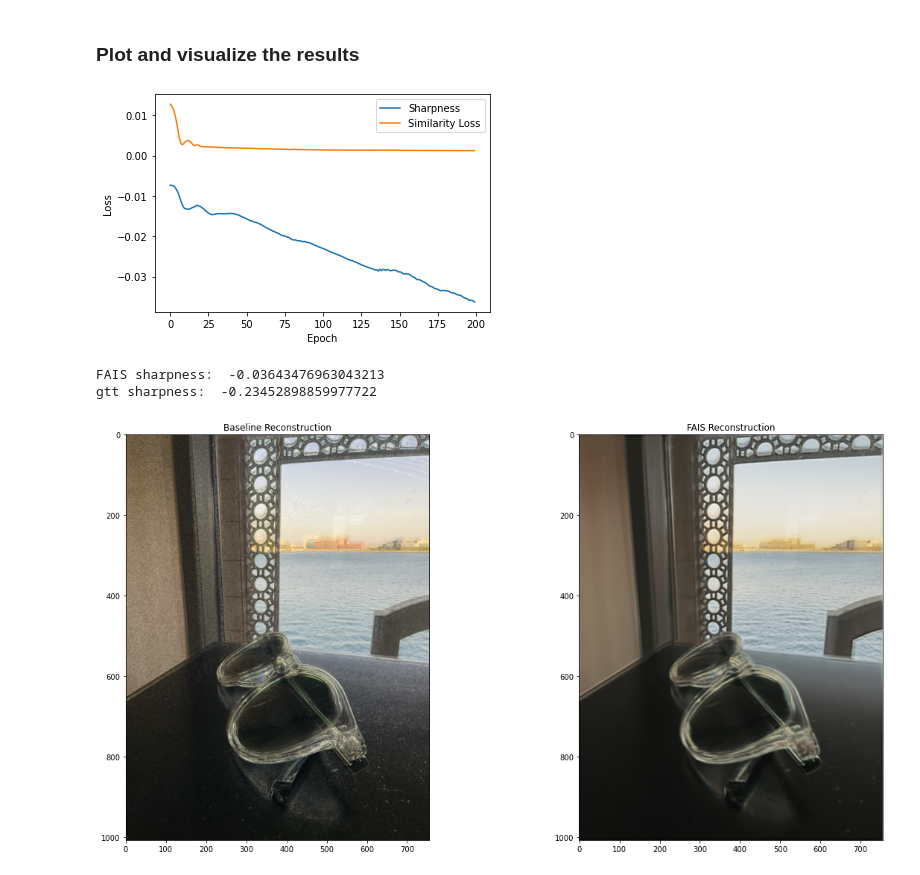
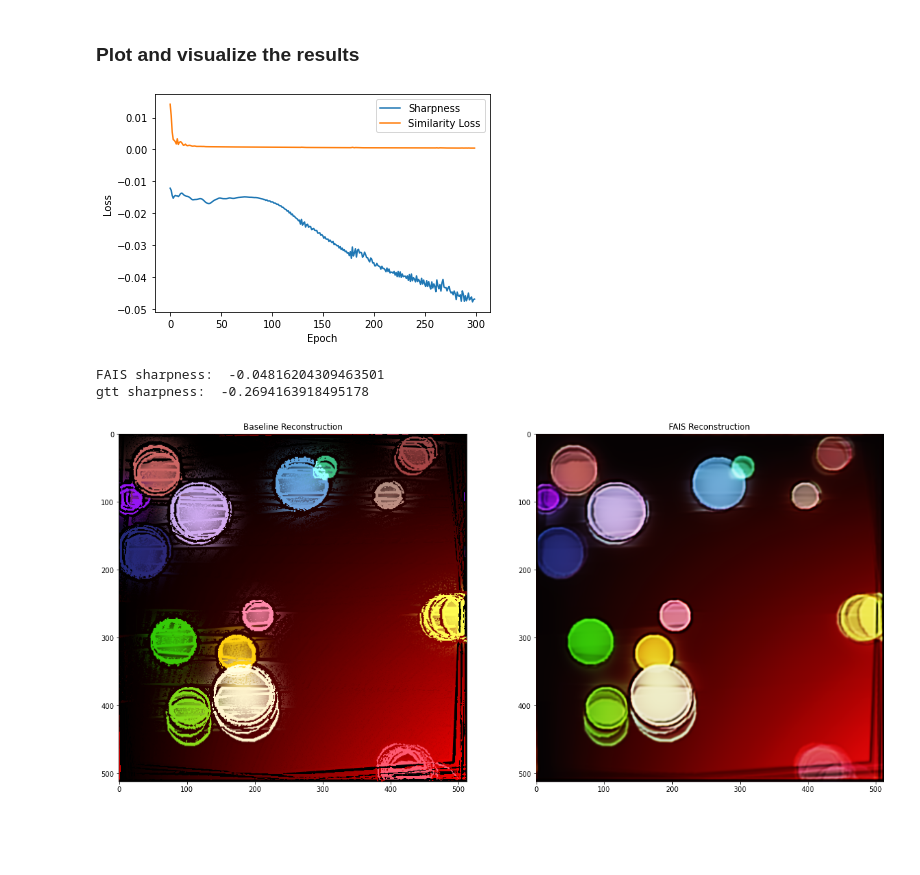
Before and after one commit to Alooi/focal_AI_stacking, a Jupyter notebook: FAIS.ipynb, the cells around one changed output. Drawn from its saved outputs; the diff is of its cells as text; code cells hidden in the pictures; blank space fills up the shorter version.

Commit message:
Added Synthesized Data + MSE Eval notebook

```diff
--- a/FAIS.ipynb
+++ b/FAIS.ipynb
@@ -25,14 +25,14 @@ import torch.utils.data as data
 from torch.optim.lr_scheduler import StepLR
 import time
 # %%
-input_to_use = "glasses" # make sure you have a folder named input with a subfolder named {input_to_use}
+input_to_use = "synthesized0" # make sure you have a folder named input with a subfolder named {input_to_use}
 folder_counter = f'input/{input_to_use}/'
 output_folder = f'output/{input_to_use}/'
 
 
-align_images_flag = False
+align_images_flag = True
 get_masks_flag = True
-use_aligned = False
+use_aligned = True
 experiment_name = "Final_" + f'{input_to_use}_test'
 sharpness = True
 make_gif = False # disabling this will save up memory for larger images
@@ -80,7 +80,7 @@ class CustomImageDataset(Dataset):
         gt = self.transform_mask(image)
 
         # Resize image and mask based on the size of the first image in the dataset
-        resize_transform = transforms.Resize((int(self.image_size[1]/4), int(self.image_size[0]/4)))
+        resize_transform = transforms.Resize((int(self.image_size[1]), int(self.image_size[0])))
         image = resize_transform(image)
         gt = resize_transform(gt)
 
@@ -494,7 +509,7 @@ def mse_average(output, imgs, masks):
             mse += criterion(output.squeeze(0) * mask[i], imgs[i] * mask[i])
     return mse / len(imgs)
 
-num_epochs = 200
+num_epochs = 300
 alpha = 0.005
 beta = 1.0-alpha
 results = []
@@ -549,7 +564,7 @@ gtt = Image.open(output_file).convert('RGB')
 gtt_size = gtt.size
 
 transform = transforms.Compose([
-            transforms.Resize((int(gtt_size[1]/4), int(gtt_size[0]/4))),
+            transforms.Resize((int(gtt_size[1]), int(gtt_size[0]))),
             transforms.ToTensor(),
             # transforms.Normalize(mean, std)
         ])
@@ -622,34 +637,34 @@ axes[0].set_title('Baseline Reconstruction')
 # reconstructed image
 axes[1].imshow(np.transpose(output[0], (1, 2, 0)))
 axes[1].set_title('FAIS Reconstruction')
 
 # save images to results folder
 plt.savefig(f'output/{input_to_use}/{num_epochs}itr.png')
 
 if make_gif:
     import imageio
     images = []
     for e in range(num_epochs):
         progress_bar(e, num_epochs, 'generating gif')
         img = np.transpose(results[e][1][0].cpu().detach().numpy(), (1, 2, 0))
         # concatenate the original and reconstructed images
         # img = np.concatenate((img, np.transpose(results[e][2][0].cpu().detach().numpy(), (1, 2, 0))), axis=1)
         # convert to uint8
         img = (img * 255).astype(np.uint8)
         images.append(img)
     progress_bar(e, num_epochs, 'saving gif...')
     imageio.mimsave(f'output/{input_to_use}/_{num_epochs}itr.gif', images)
     print('Done!')
 
 # save time and sharpness to txt file
 with open(f'output/{input_to_use}/time.txt', 'w') as f:
     f.write(f'training time: {training_time}\n')
     f.write(f'preproccessing time: {preprocessing_time}')
 with open(f'output/{input_to_use}/sharpness.txt', 'w') as f:
     f.write(f'FAIS sharpness: {FAIS_sharpness}\n')
     f.write(f'baseline sharpness: {gtt_sharpness}')
 # %% [output]
-[figure, old version]
+[figure, new version]
-FAIS sharpness:  -0.03643476963043213
-gtt sharpness:  -0.23452898859977722
+FAIS sharpness:  -0.04816204309463501
+gtt sharpness:  -0.2694163918495178
-[figure, old version]
+[figure, new version]
```
Also changed, not shown: parts of 2 cells of this notebook, 42 other files.
